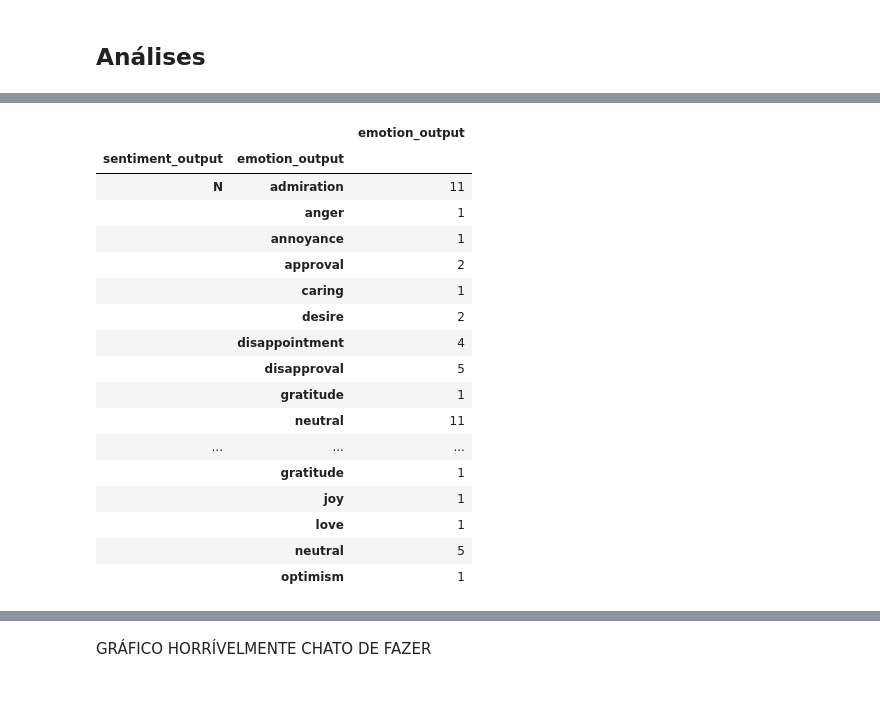
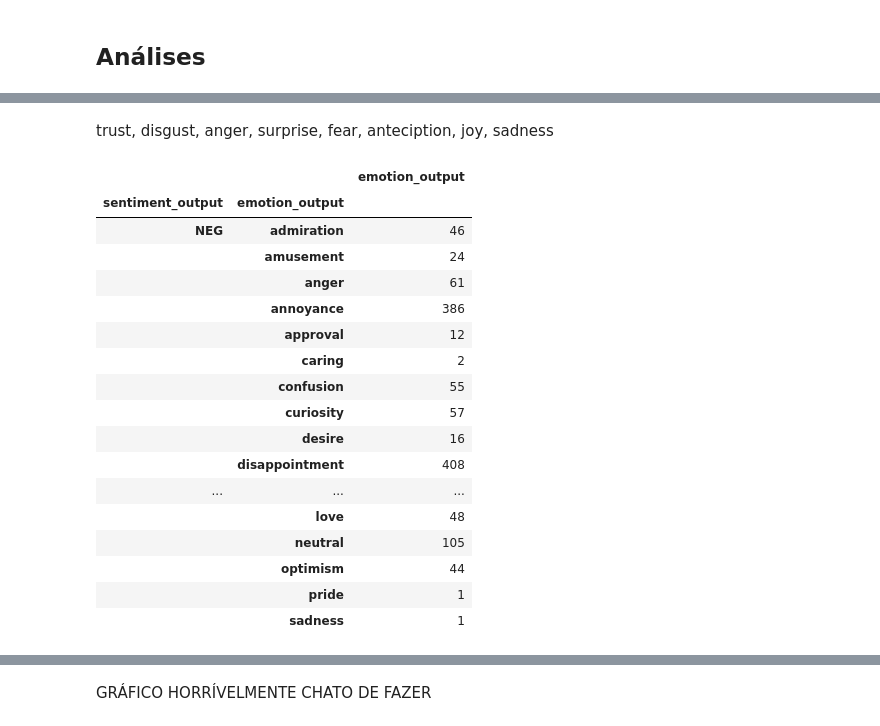
Before and after one commit to PedroReste/analises_e_insights, a Jupyter notebook: sentimentos_e_temas_de_comentarios_de_apps/notebook.ipynb, the cells around one changed output, grey strips where cells are left out. Drawn from its saved outputs; the diff is of its cells as text; code cells hidden in the pictures; blank space fills up the shorter version.

Commit message:
Fiz alguns testes e tentei agrupar o resultado da analise de emotion, mas talvez não faça tanto sentido, quanto eu esperava

```diff
--- a/sentimentos_e_temas_de_comentarios_de_apps/notebook.ipynb
+++ b/sentimentos_e_temas_de_comentarios_de_apps/notebook.ipynb
@@ -198,21 +291,23 @@ df_resultado['emotion_output'].unique(), df_resultado['sentiment_output'].unique
+# %% [markdown]
+trust, disgust, anger, surprise, fear, anteciption, joy, sadness
 # %%
-df_resultado.groupby(['sentiment_output','emotion_output']).agg({'emotion_output':'count'})
+df_tim.groupby(['sentiment_output','emotion_output']).agg({'emotion_output':'count'})
 # %% [output]
 |  |  | emotion_output |
 | sentiment_output | emotion_output |  |
-| N | admiration | 11 |
-|  | anger | 1 |
-|  | annoyance | 1 |
-|  | approval | 2 |
-|  | caring | 1 |
-|  | desire | 2 |
-|  | disappointment | 4 |
-|  | disapproval | 5 |
-|  | gratitude | 1 |
-|  | neutral | 11 |
+| NEG | admiration | 46 |
+|  | amusement | 24 |
+|  | anger | 61 |
+|  | annoyance | 386 |
+|  | approval | 12 |
+|  | caring | 2 |
+|  | confusion | 55 |
+|  | curiosity | 57 |
+|  | desire | 16 |
+|  | disappointment | 408 |
 | ... | ... | ... |
-|  | gratitude | 1 |
-|  | joy | 1 |
-|  | love | 1 |
-|  | neutral | 5 |
-|  | optimism | 1 |
+|  | love | 48 |
+|  | neutral | 105 |
+|  | optimism | 44 |
+|  | pride | 1 |
+|  | sadness | 1 |
```
Also changed, not shown: parts of 21 cells of this notebook.
